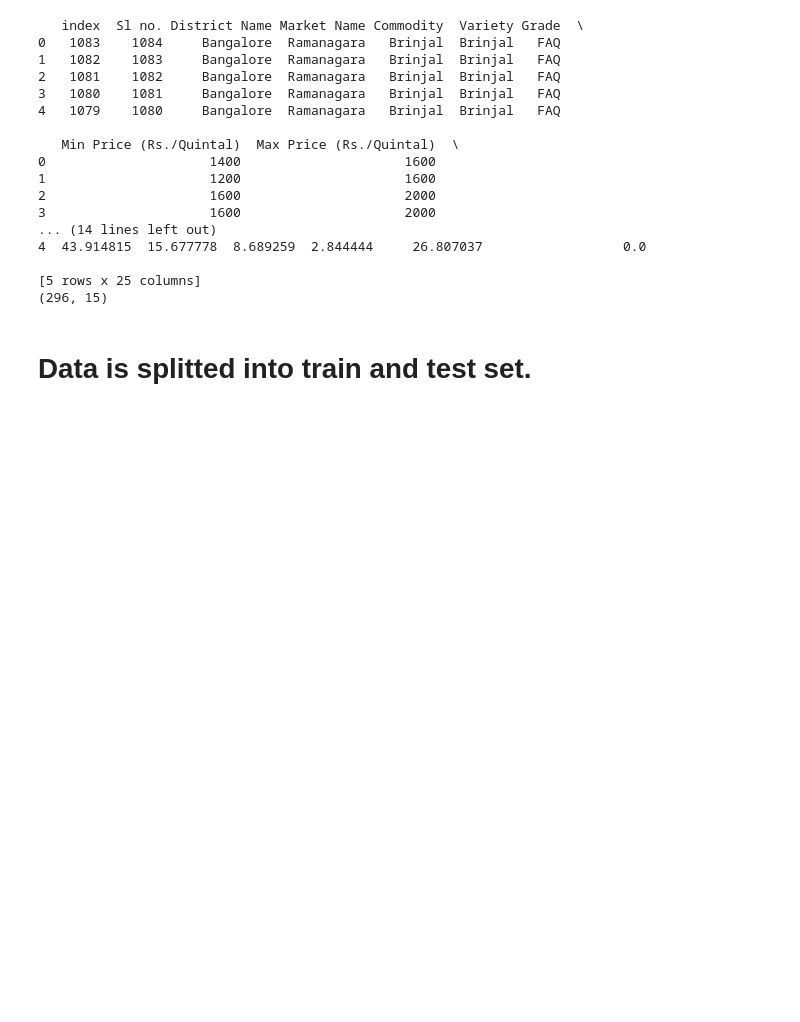
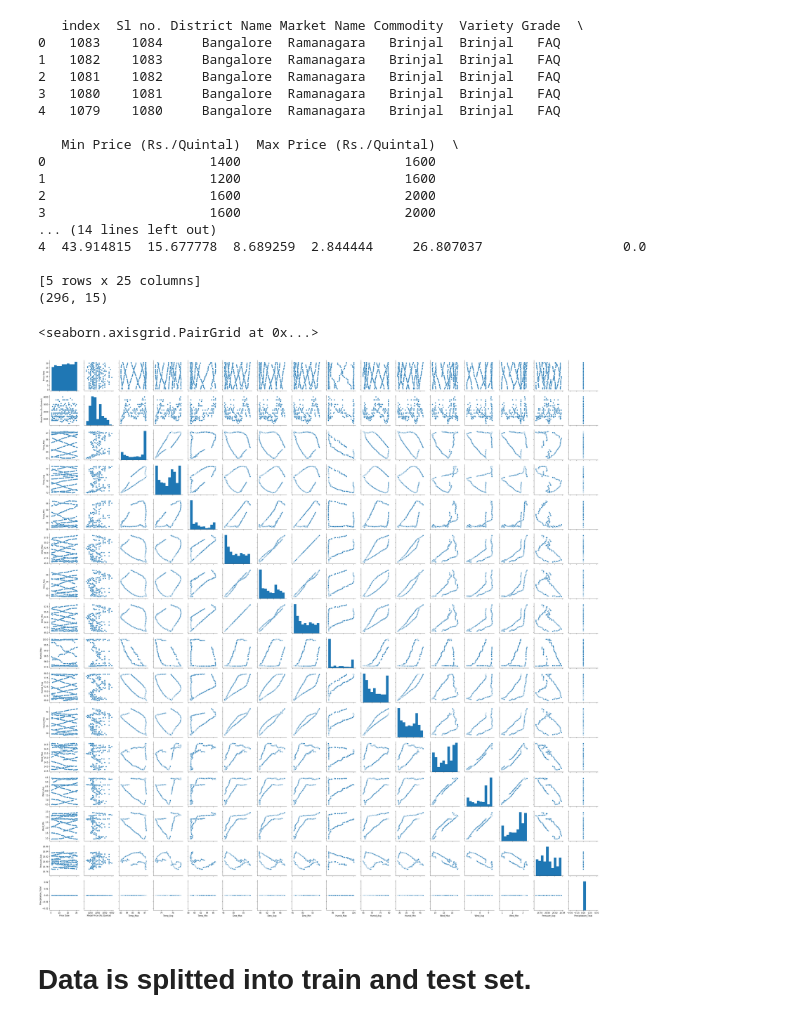
Before and after one commit to OmkarMahajan/VPP_10, a Jupyter notebook: Vegetables_10/banglore/Banglore_Brinjal.ipynb, the cells around one changed output. Drawn from its saved outputs; the diff is of its cells as text; code cells hidden in the pictures; blank space fills up the shorter version.

```diff
--- a/Vegetables_10/banglore/Banglore_Brinjal.ipynb
+++ b/Vegetables_10/banglore/Banglore_Brinjal.ipynb
@@ -86,7 +86,10 @@ print(X.shape)
 [5 rows x 25 columns]
 (296, 15)
 # %%
-#sns.pairplot(data)
+sns.pairplot(data)
+# %% [output]
+<seaborn.axisgrid.PairGrid at 0x...>
+[figure, added]
 # %% [markdown]
 # Data is splitted into train and test set.
 # %%
```
Also changed, not shown: parts of 2 cells of this notebook, 3 other files.
